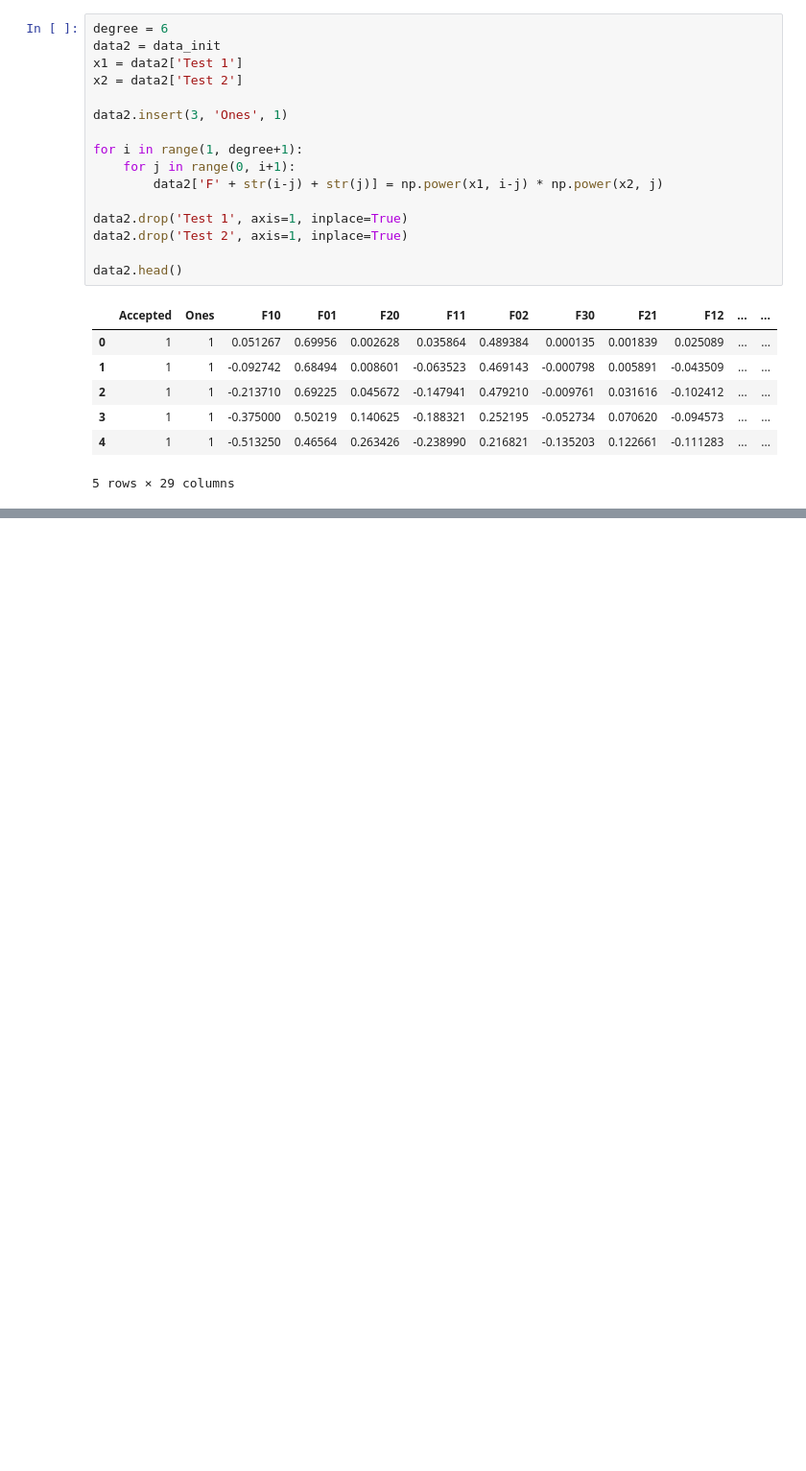
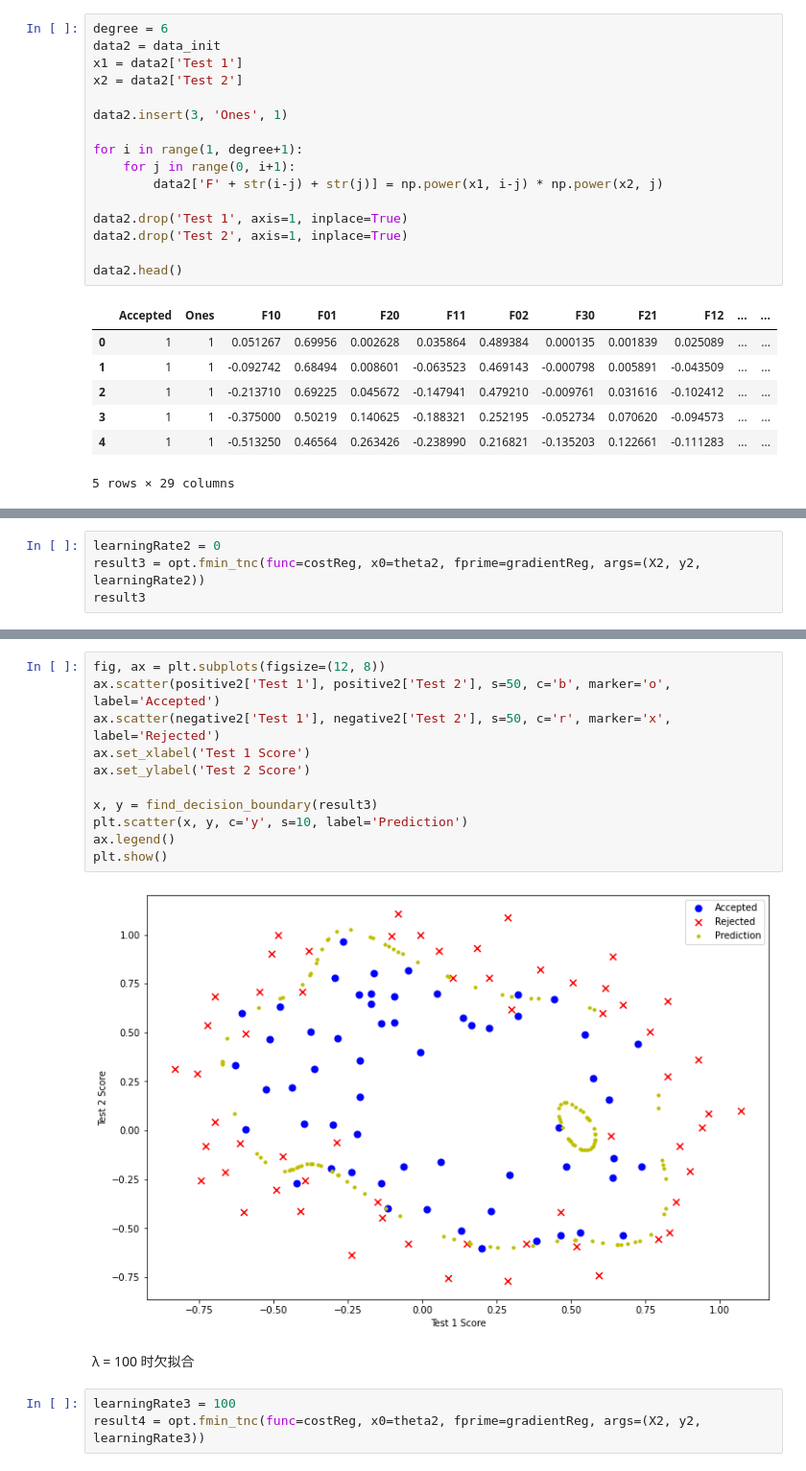
Before and after one commit to FCBleomessi10/NG-MachineLearning-python, a Jupyter notebook: 逻辑回归、正则化/逻辑回归、正则化.ipynb, the cells around one changed output, grey strips where cells are left out. Shown at 96% size. Drawn from its saved outputs; the diff is of its cells as text; blank space fills up the shorter version.

```diff
--- a/逻辑回归、正则化/逻辑回归、正则化.ipynb
+++ b/逻辑回归、正则化/逻辑回归、正则化.ipynb
@@ -268,0 +379,4 @@ $$
+# %%
+learningRate2 = 0
+result3 = opt.fmin_tnc(func=costReg, x0=theta2, fprime=gradientReg, args=(X2, y2, learningRate2))
+result3
@@ -268,0 +393,18 @@ $$
+# %%
+fig, ax = plt.subplots(figsize=(12, 8))
+ax.scatter(positive2['Test 1'], positive2['Test 2'], s=50, c='b', marker='o', label='Accepted')
+ax.scatter(negative2['Test 1'], negative2['Test 2'], s=50, c='r', marker='x', label='Rejected')
+ax.set_xlabel('Test 1 Score')
+ax.set_ylabel('Test 2 Score')
+
+x, y = find_decision_boundary(result3)
+plt.scatter(x, y, c='y', s=10, label='Prediction')
+ax.legend()
+plt.show()
+# %% [output]
+[figure, added]
+# %% [markdown]
+λ = 100 时欠拟合
+# %%
+learningRate3 = 100
+result4 = opt.fmin_tnc(func=costReg, x0=theta2, fprime=gradientReg, args=(X2, y2, learningRate3))
```
Also changed, not shown: parts of 15 cells of this notebook.
